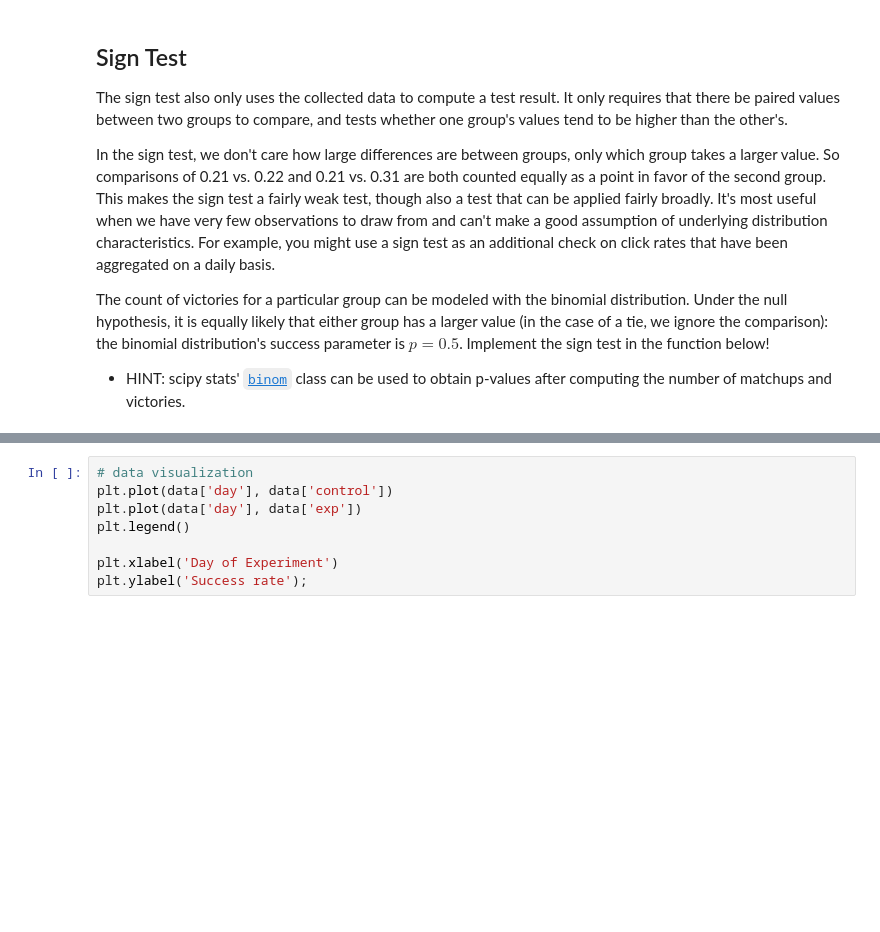
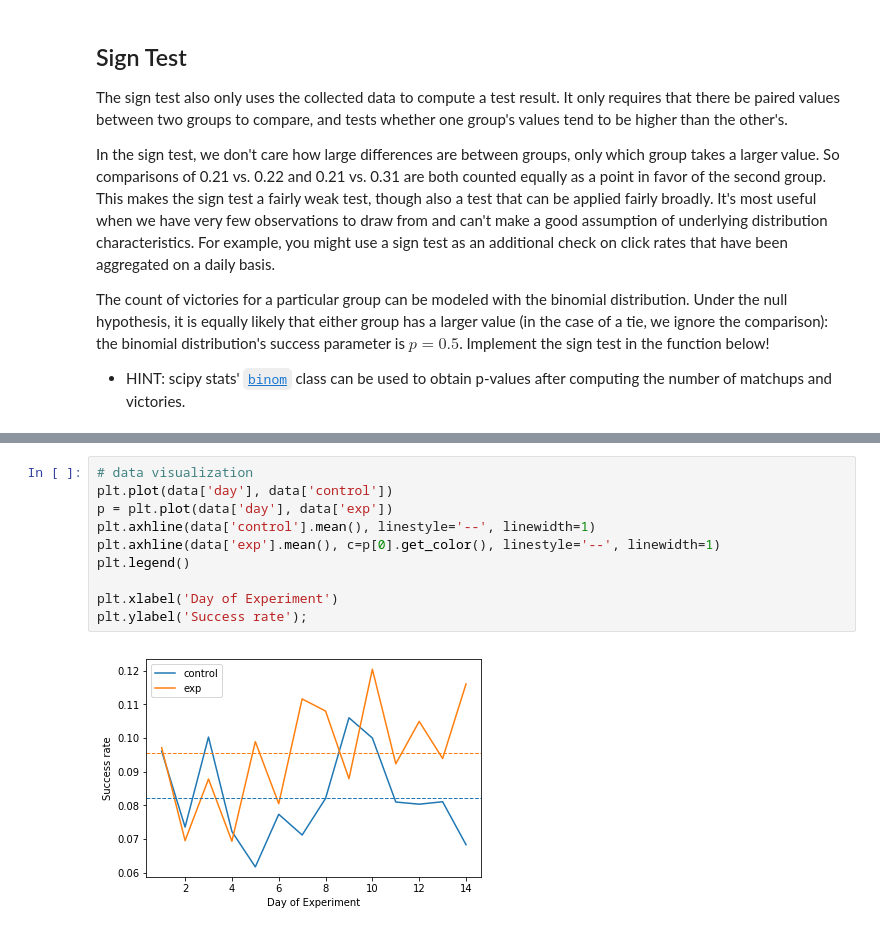
Before and after one commit to huli/dsnd, a Jupyter notebook: experimental-design/L2_Non-Parametric_Tests_Part_2.ipynb, the cells around one changed output, grey strips where cells are left out. Saved outputs shown, nothing was run; the diff lists cells and outputs as text; blank space fills up the shorter version.

```diff
--- a/experimental-design/L2_Non-Parametric_Tests_Part_2.ipynb
+++ b/experimental-design/L2_Non-Parametric_Tests_Part_2.ipynb
@@ -146,10 +156,14 @@ data.head()
 # %%
 # data visualization
 plt.plot(data['day'], data['control'])
-plt.plot(data['day'], data['exp'])
+p = plt.plot(data['day'], data['exp'])
+plt.axhline(data['control'].mean(), linestyle='--', linewidth=1)
+plt.axhline(data['exp'].mean(), c=p[0].get_color(), linestyle='--', linewidth=1)
 plt.legend()
 
 plt.xlabel('Day of Experiment')
 plt.ylabel('Success rate');
+# %% [output]
+[figure, added]
 # %%
 sign_test(data['control'], data['exp'], 'less')
```
Also changed, not shown: parts of 6 cells of this notebook.
